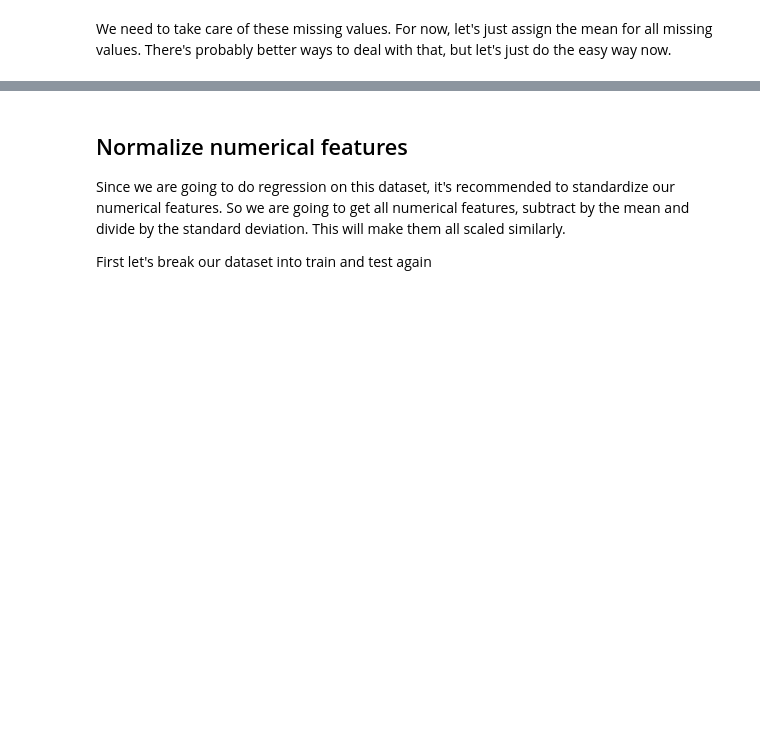
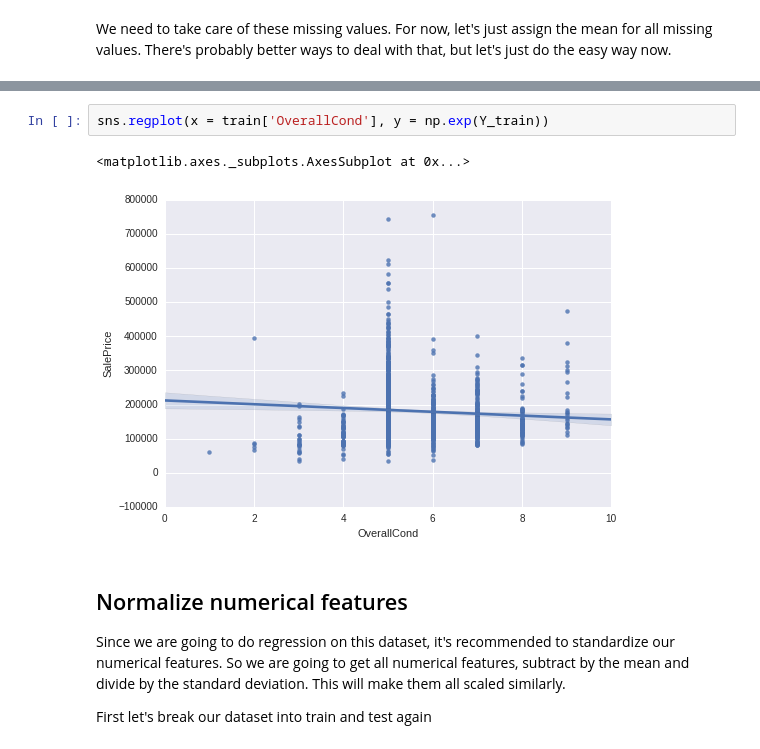
Before and after one commit to ehauckdo/machine-learning, a Jupyter notebook: notebooks/houseprices/House Prices Exploration.ipynb, the cells around one changed output, grey strips where cells are left out. Cells and saved outputs as stored; diff of their text form; blank space fills up the shorter version.

```diff
--- a/notebooks/houseprices/House Prices Exploration.ipynb
+++ b/notebooks/houseprices/House Prices Exploration.ipynb
@@ -125,3 +177,8 @@ dtype: int64
+# %%
+sns.regplot(x = train['OverallCond'], y = np.exp(Y_train))
+# %% [output]
+<matplotlib.axes._subplots.AxesSubplot at 0x...>
+[figure, added]
 # %% [markdown]
 ## Normalize numerical features
 
```
Also changed, not shown: parts of 23 cells of this notebook.
